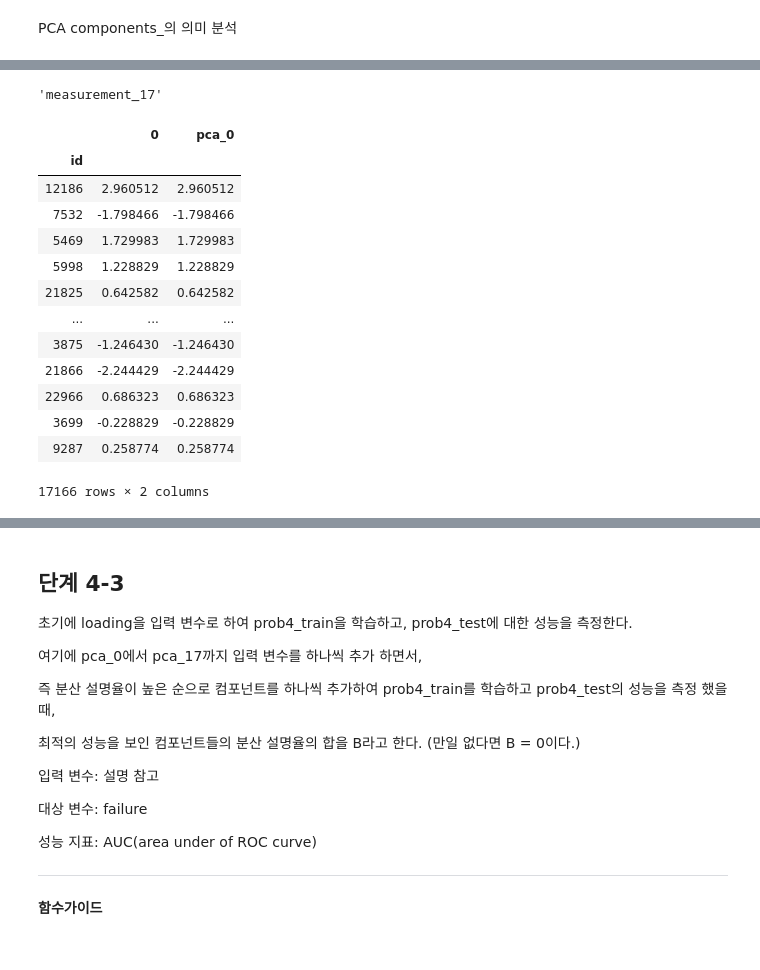
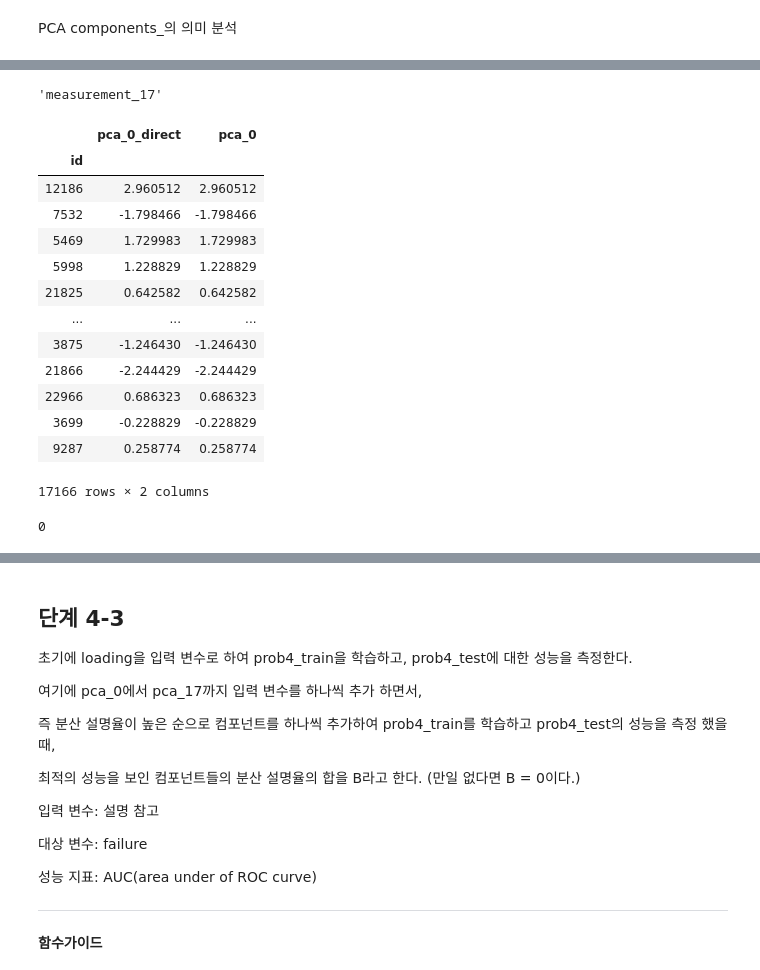
Before and after one commit to sunkusun9/DS_lv3_2410, a Jupyter notebook: sec_ds_lv3_prob1_prob.ipynb, the cells around one changed output, grey strips where cells are left out. Drawn from its saved outputs; the diff is of its cells as text; code cells hidden in the pictures.

```diff
--- a/sec_ds_lv3_prob1_prob.ipynb
+++ b/sec_ds_lv3_prob1_prob.ipynb
@@ -1484,27 +1488,37 @@ df_emat
 | evec_15 | -0.187835 | -0.001980 | -0.040303 | -0.006651 | -0.010939 | -0.019940 | ... |
 | evec_16 | 0.651904 | 0.681946 | 0.269061 | 0.001451 | -0.005318 | -0.005411 | ... |
 | evec_17 | 0.004430 | 0.003104 | 0.000078 | -0.028615 | -0.201527 | -0.371899 | ... |
-# %%
-df_emat.loc['evec_0'].abs().idxmax()
-# %% [output]
-'measurement_17'
-# %%
-pd.concat([
-    df_prob4_train[X_pca].dot(df_emat.loc['evec_0']),
-    df_prob4_train['pca_0']
-], axis=1)
-# %% [output]
-|  | 0 | pca_0 |
-| id |  |  |
-| 12186 | 2.960512 | 2.960512 |
-| 7532 | -1.798466 | -1.798466 |
-| 5469 | 1.729983 | 1.729983 |
-| 5998 | 1.228829 | 1.228829 |
-| 21825 | 0.642582 | 0.642582 |
-| ... | ... | ... |
-| 3875 | -1.246430 | -1.246430 |
-| 21866 | -2.244429 | -2.244429 |
-| 22966 | 0.686323 | 0.686323 |
-| 3699 | -0.228829 | -0.228829 |
-| 9287 | 0.258774 | 0.258774 |
-17166 rows × 2 columns
+# %%
+# 첫번째 주성분을 추출함에 있어 가장 영향이 큰 변수는 무엇인가요?
+df_emat.loc['evec_0'].abs().idxmax()
+# %% [output]
+'measurement_17'
+# %%
+# 제1주성분을 직접 구해봅니다: (X - X_mean).dot(제1주성분 고유벡터)
+# 그리고 pca transform으로 나온 결과와 비교합니다.
+pd.concat([
+    (df_prob4_train[X_pca]  - pca.mean_).dot(df_emat.loc['evec_0']).rename('pca_0_direct'),
+    df_prob4_train['pca_0']
+], axis=1)
+# %% [output]
+|  | pca_0_direct | pca_0 |
+| id |  |  |
+| 12186 | 2.960512 | 2.960512 |
+| 7532 | -1.798466 | -1.798466 |
+| 5469 | 1.729983 | 1.729983 |
+| 5998 | 1.228829 | 1.228829 |
+| 21825 | 0.642582 | 0.642582 |
+| ... | ... | ... |
+| 3875 | -1.246430 | -1.246430 |
+| 21866 | -2.244429 | -2.244429 |
+| 22966 | 0.686323 | 0.686323 |
+| 3699 | -0.228829 | -0.228829 |
+| 9287 | 0.258774 | 0.258774 |
+17166 rows × 2 columns
+# %%
+# 역변환: PCA 원래의 값으로 변환도 가능합니다.
+# pca.inverse_transform(df_prob4_train[X_comp]) == df_prob4_train[X_comp].dot(pca.components_) + pca.mean_
+
+(pca.inverse_transform(df_prob4_train[X_comp]) != df_prob4_train[X_comp].dot(pca.components_) + pca.mean_).sum().sum()
+# %% [output]
+0
```
Also changed, not shown: parts of 7 cells of this notebook.
